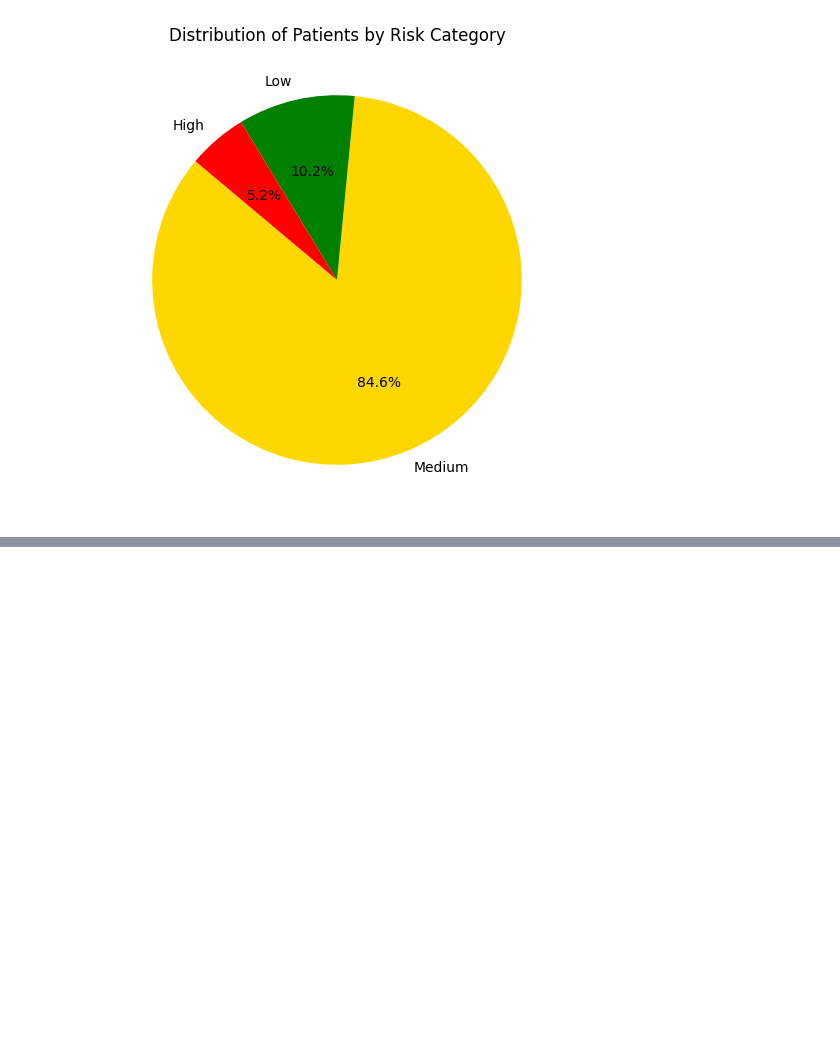
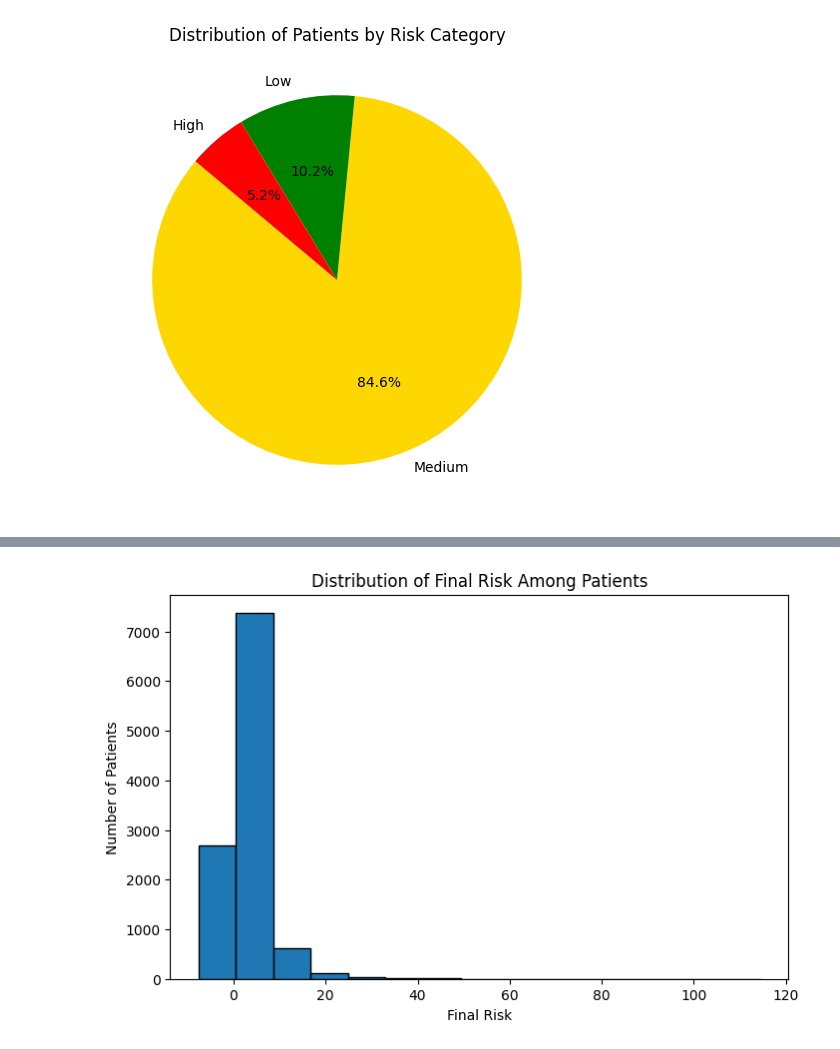
Before and after one commit to Fulankeee/SmilePass, a Jupyter notebook: Risk_level_analysis.ipynb, the cells around one changed output, grey strips where cells are left out. Saved outputs shown, nothing was run; the diff lists cells and outputs as text; code cells hidden in the pictures; blank space fills up the shorter version.

```diff
--- a/Risk_level_analysis.ipynb
+++ b/Risk_level_analysis.ipynb
@@ -234,0 +317,68 @@ Passing `palette` without assigning `hue` is deprecated and will be removed in v
+# %%
+# Additive age factor
+def compute_patient_risk_adj(patient_df):
+    def age_adjusted_risk(row):
+        base_risk = row['risk']
+        age = row['age_at_filling']
+
+        # Simple piecewise approach (you can modify these brackets/values)
+        if age < 18:
+            # Pediatric: higher risk of caries, orthodontic complications
+            age_factor = 1
+        elif 18 <= age < 30:
+            # Young adult: typically lower additional risk
+            age_factor = 0
+        elif 30 <= age < 50:
+            # Middle adult: early periodontal issues, existing restorations
+            age_factor = 1
+        elif 50 <= age < 65:
+            # Pre-senior: increased risk of gum disease, dryness
+            age_factor = 2
+        elif 65 <= age < 80:
+            # Senior adult: multiple restorations, possible comorbidities
+            age_factor = 3
+        else:  # age >= 80
+            # Very elderly: frailty, significant restorative history, dry mouth
+            age_factor = 4
+
+        return base_risk + age_factor
+
+    min_year = patient_df['procedure_year'].min()
+    max_year = patient_df['procedure_year'].max()
+    normalized_risks = []
+
+    for current_year in range(min_year, max_year + 1):
+        start_window = current_year - 5
+        end_window = current_year + 2
+
+        window_df = patient_df[(patient_df['procedure_year'] >= start_window) & (patient_df['procedure_year'] <= end_window)]
+
+        # Apply the age-based adjustment to each row in this window
+        window_df = window_df.copy()  # avoid SettingWithCopyWarning
+        window_df['adj_risk'] = window_df.apply(age_adjusted_risk, axis=1)
+
+        risk_sum = window_df['adj_risk'].sum()
+
+        normalized_risk = risk_sum / 6
+        normalized_risks.append(normalized_risk)
+
+    if normalized_risks:
+        final_risk = sum(normalized_risks) / len(normalized_risks)
+    else:
+        final_risk = 0
+
+    return final_risk
+
+patient_risks_adj = df.groupby('patient_id').apply(compute_patient_risk_adj)
+patient_risk_df_adj = patient_risks_adj.reset_index()
+patient_risk_df_adj.columns = ['patient_id', 'final_adj_risk']
+
+# Plot a histogram of final risk
+plt.figure(figsize=(8, 5))
+plt.hist(patient_risk_df_adj['final_adj_risk'], bins=15, edgecolor='black')
+plt.xlabel('Final Risk')
+plt.ylabel('Number of Patients')
+plt.title('Distribution of Final Risk Among Patients')
+plt.show()
+# %% [output]
+[figure, added]
```
Also changed, not shown: parts of 9 cells of this notebook.
